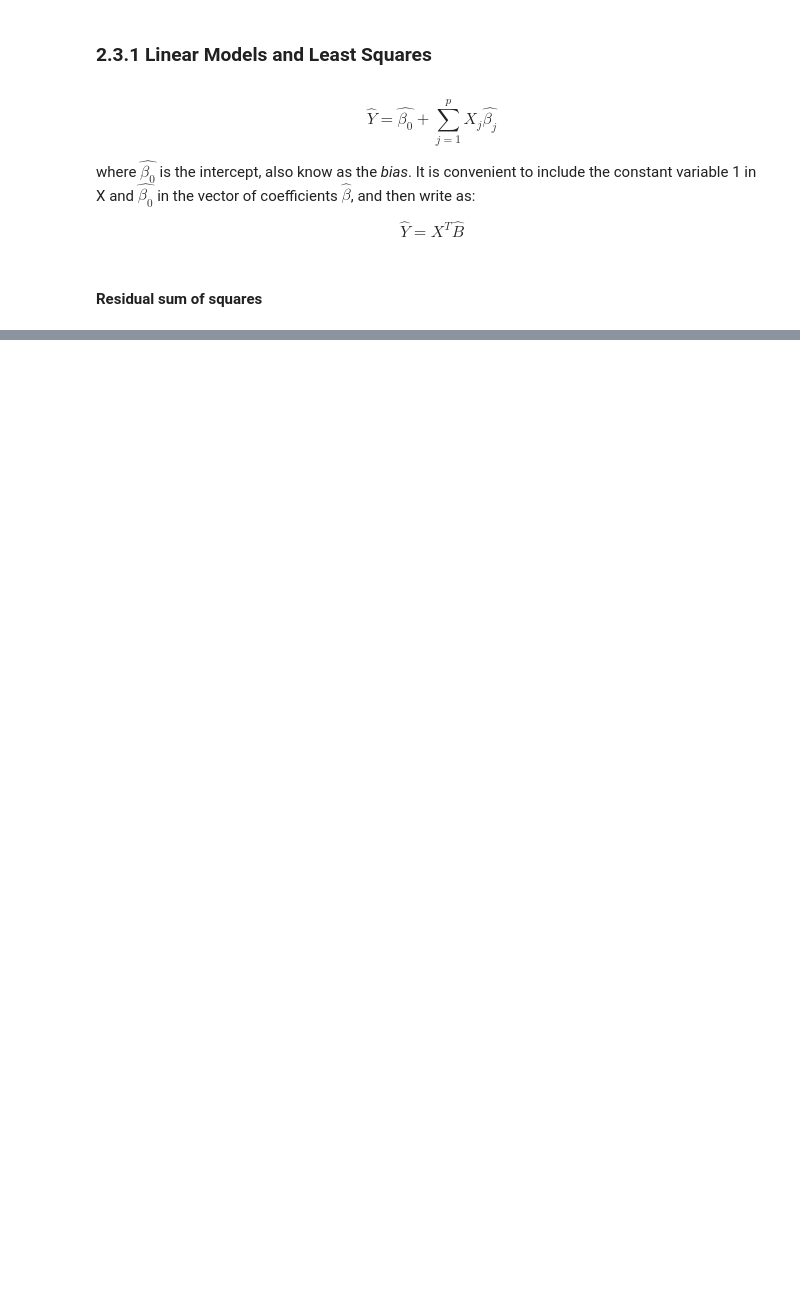
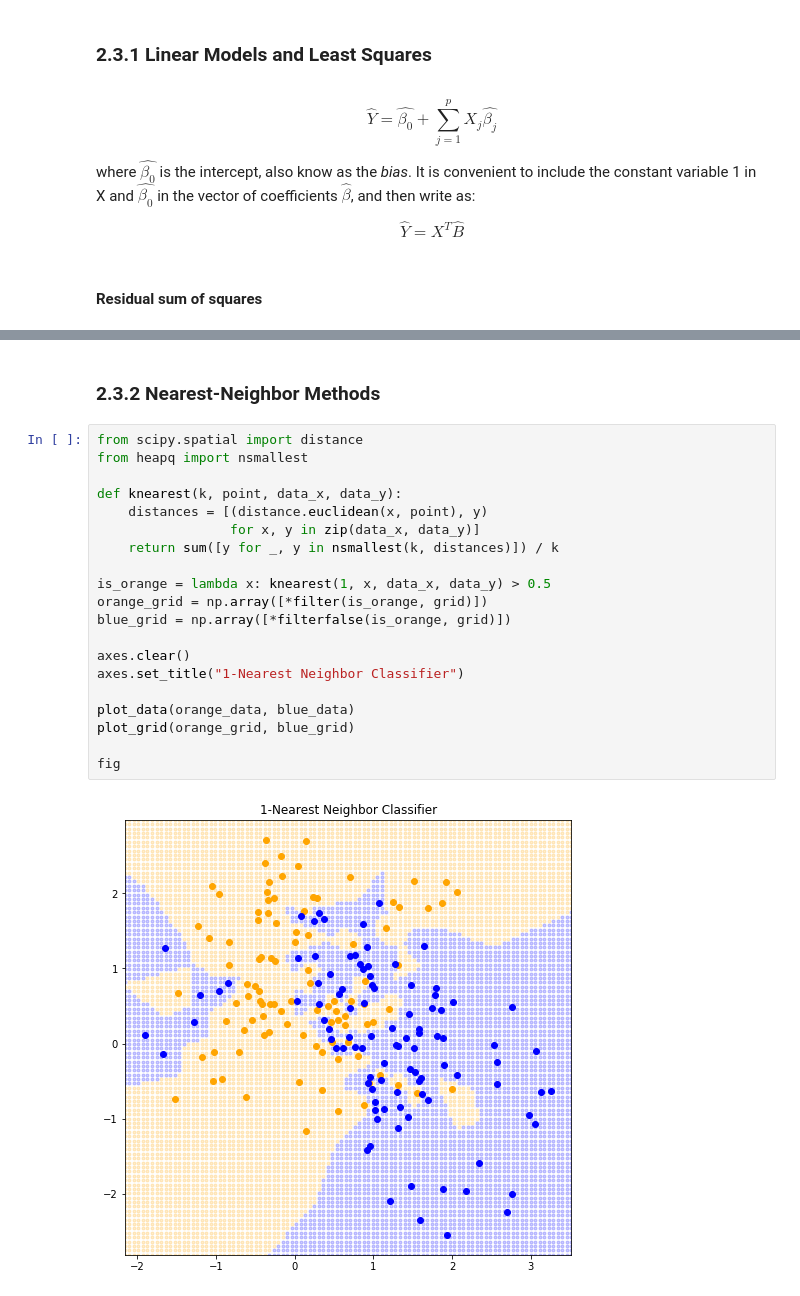
Before and after one commit to maitbayev/the-elements-of-statistical-learning, a Jupyter notebook: chapter02/2.3-least-squares-and-nearest-neighbors.ipynb, the cells around one changed output, grey strips where cells are left out. Cells and saved outputs as stored; diff of their text form; blank space fills up the shorter version.

Commit message:
Added k-nearest neighborhood code

```diff
--- a/chapter02/2.3-least-squares-and-nearest-neighbors.ipynb
+++ b/chapter02/2.3-least-squares-and-nearest-neighbors.ipynb
@@ -91,0 +122,24 @@ fig
+# %% [markdown]
+### 2.3.2 Nearest-Neighbor Methods
+# %%
+from scipy.spatial import distance
+from heapq import nsmallest
+
+def knearest(k, point, data_x, data_y):
+    distances = [(distance.euclidean(x, point), y)
+                 for x, y in zip(data_x, data_y)]
+    return sum([y for _, y in nsmallest(k, distances)]) / k
+
+is_orange = lambda x: knearest(1, x, data_x, data_y) > 0.5
+orange_grid = np.array([*filter(is_orange, grid)])
+blue_grid = np.array([*filterfalse(is_orange, grid)])
+
+axes.clear()
+axes.set_title("1-Nearest Neighbor Classifier")
+
+plot_data(orange_data, blue_data)
+plot_grid(orange_grid, blue_grid)
+
+fig
+# %% [output]
+[figure, added]
```
Also changed, not shown: parts of 7 cells of this notebook.
